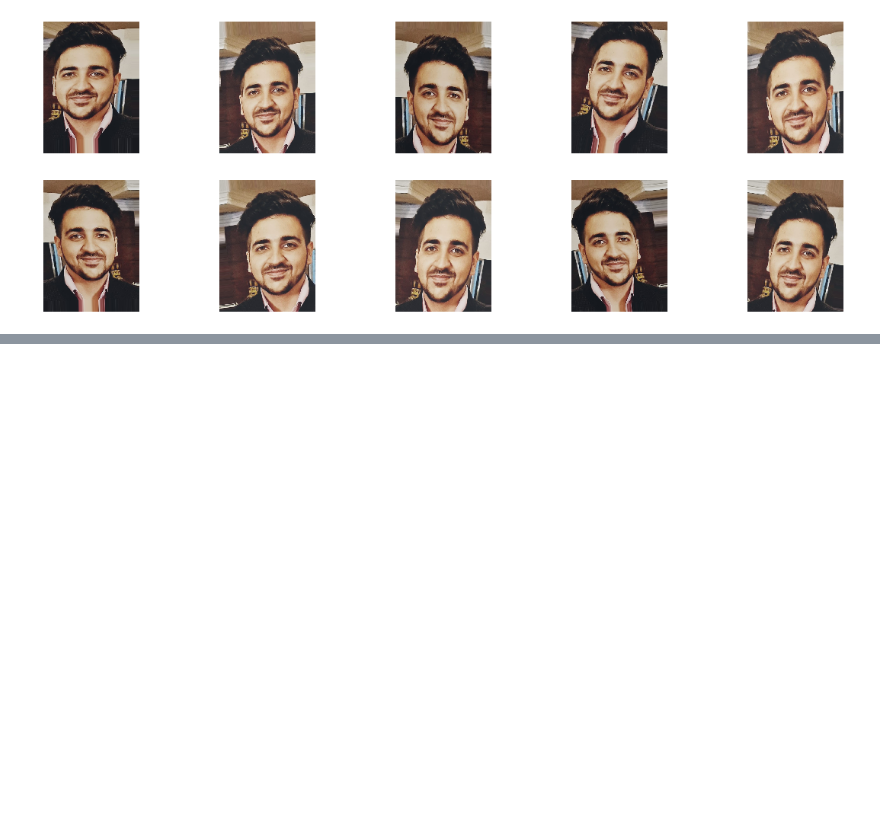
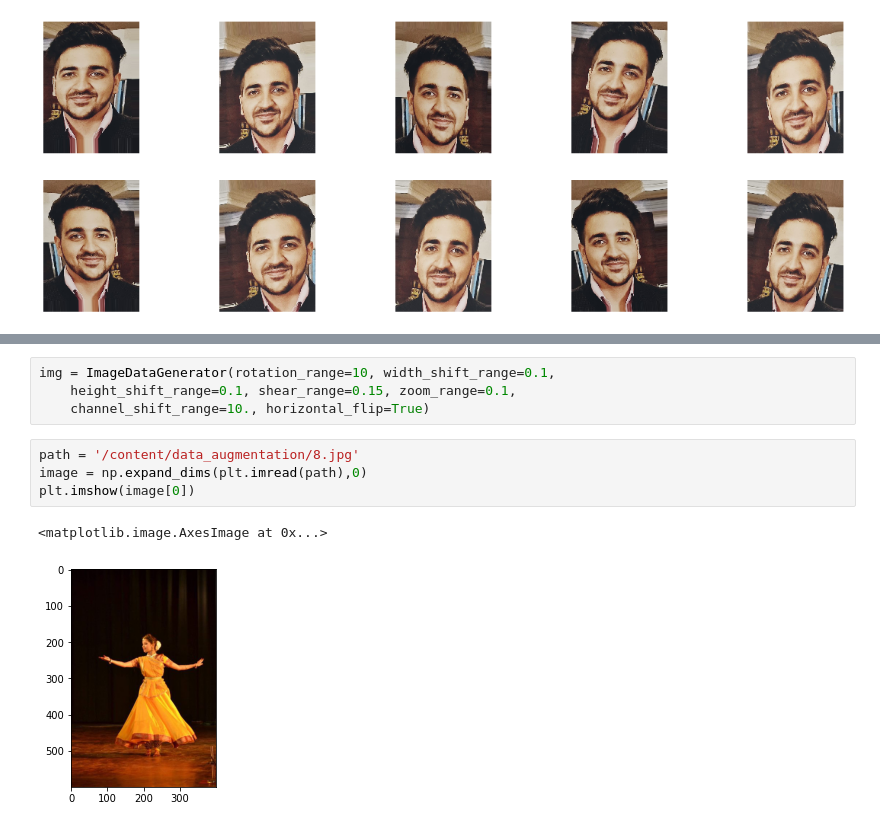
Before and after one commit to adityakalra581/Image-Classifiers, a Jupyter notebook: Data Augmentation/Data_Augmentation_Keras.ipynb, the cells around one changed output, grey strips where cells are left out. Drawn from its saved outputs; the diff is of its cells as text; blank space fills up the shorter version.

```diff
--- a/Data Augmentation/Data_Augmentation_Keras.ipynb
+++ b/Data Augmentation/Data_Augmentation_Keras.ipynb
@@ -61,0 +91,11 @@ plots(aug_images, figsize=(20,7), rows=2)
+# %%
+img = ImageDataGenerator(rotation_range=10, width_shift_range=0.1,
+    height_shift_range=0.1, shear_range=0.15, zoom_range=0.1,
+    channel_shift_range=10., horizontal_flip=True)
+# %%
+path = '/content/data_augmentation/8.jpg'
+image = np.expand_dims(plt.imread(path),0)
+plt.imshow(image[0])
+# %% [output]
+<matplotlib.image.AxesImage at 0x...>
+[figure, added]
```
Also changed, not shown: parts of 7 cells of this notebook.
